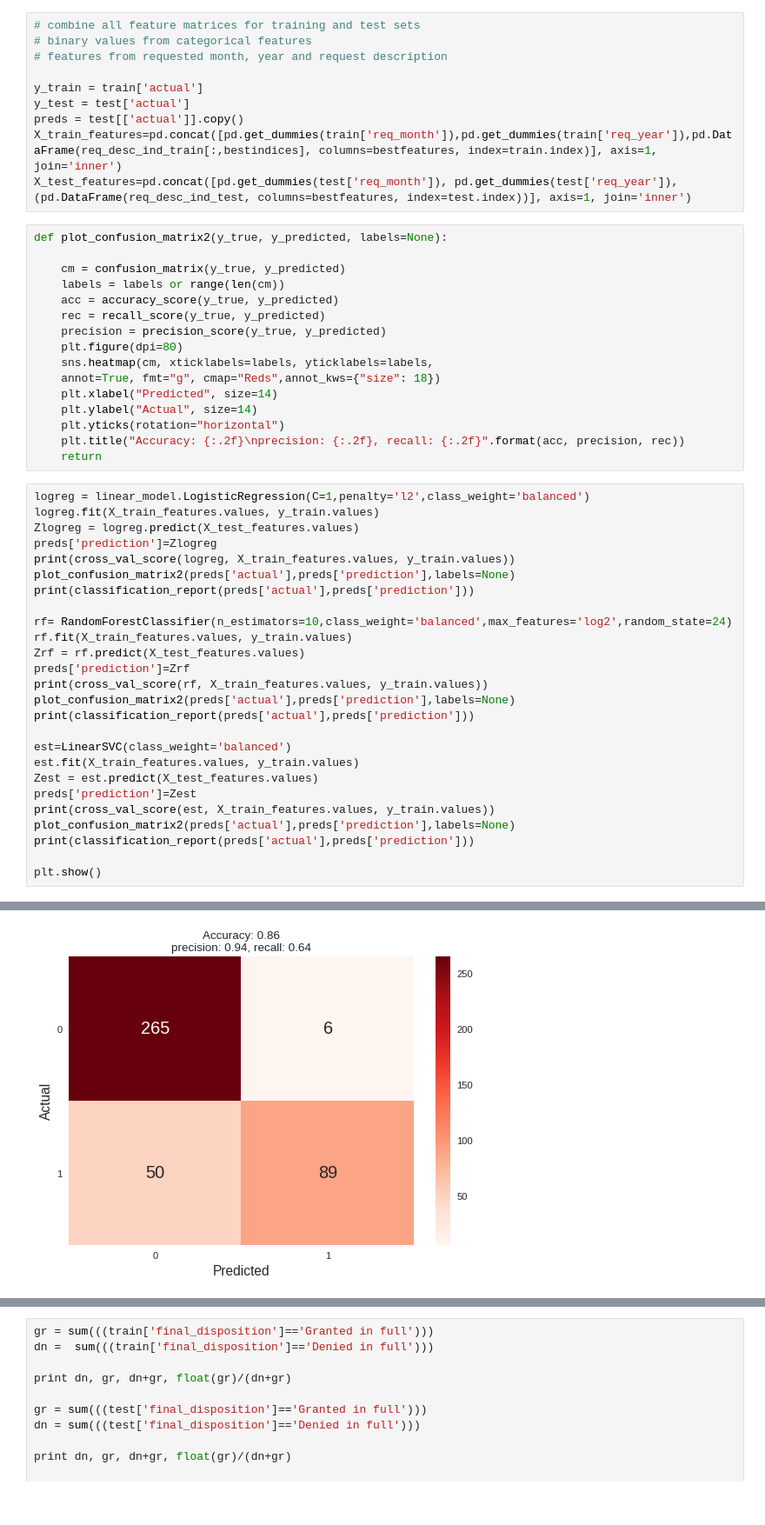
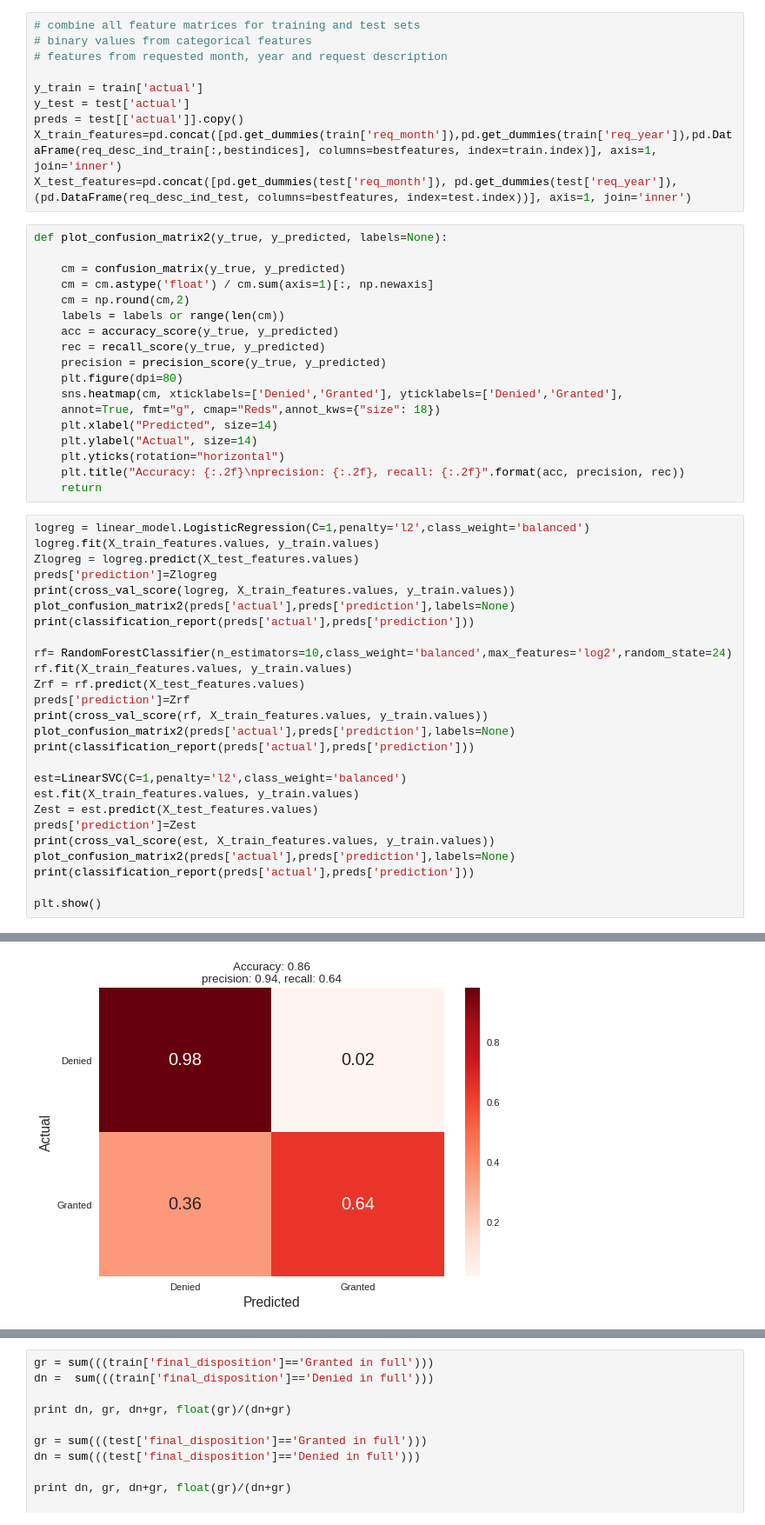
Before and after one commit to caglatasdemir/insight-project, a Jupyter notebook: foia_prediction.ipynb, the cells around one changed output, grey strips where cells are left out. Shown at 87% size. Saved outputs shown, nothing was run; the diff lists cells and outputs as text.

```diff
--- a/foia_prediction.ipynb
+++ b/foia_prediction.ipynb
@@ -149,12 +149,14 @@ X_test_features=pd.concat([pd.get_dummies(test['req_month']), pd.get_dummies(tes
 def plot_confusion_matrix2(y_true, y_predicted, labels=None):
 
     cm = confusion_matrix(y_true, y_predicted)
+    cm = cm.astype('float') / cm.sum(axis=1)[:, np.newaxis]
+    cm = np.round(cm,2)
     labels = labels or range(len(cm))
     acc = accuracy_score(y_true, y_predicted)
     rec = recall_score(y_true, y_predicted)
     precision = precision_score(y_true, y_predicted)
     plt.figure(dpi=80)
-    sns.heatmap(cm, xticklabels=labels, yticklabels=labels,
+    sns.heatmap(cm, xticklabels=['Denied','Granted'], yticklabels=['Denied','Granted'],
     annot=True, fmt="g", cmap="Reds",annot_kws={"size": 18})
     plt.xlabel("Predicted", size=14)
     plt.ylabel("Actual", size=14)
@@ -177,32 +179,32 @@ preds['prediction']=Zrf
 print(cross_val_score(rf, X_train_features.values, y_train.values))
 plot_confusion_matrix2(preds['actual'],preds['prediction'],labels=None)
 print(classification_report(preds['actual'],preds['prediction']))
 
-est=LinearSVC(class_weight='balanced')
+est=LinearSVC(C=1,penalty='l2',class_weight='balanced')
 est.fit(X_train_features.values, y_train.values)
 Zest = est.predict(X_test_features.values)
 preds['prediction']=Zest
 print(cross_val_score(est, X_train_features.values, y_train.values))
 plot_confusion_matrix2(preds['actual'],preds['prediction'],labels=None)
 print(classification_report(preds['actual'],preds['prediction']))
 
 plt.show()
 # %% [output]
 [ 0.86341463  0.87286064  0.83823529]
              precision    recall  f1-score   support
 
           0       0.84      0.98      0.90       271
           1       0.94      0.64      0.76       139
 
 avg / total       0.87      0.86      0.86       410
 
 [ 0.83902439  0.83863081  0.80882353]
              precision    recall  f1-score   support
 
           0       0.85      0.89      0.87       271
 ... (7 lines left out)
           0       0.85      0.93      0.89       271
           1       0.83      0.68      0.75       139
 
 avg / total       0.84      0.84      0.84       410
-[figure, old version]
+[figure, new version]
```
Also changed, not shown: parts of 3 cells of this notebook.
